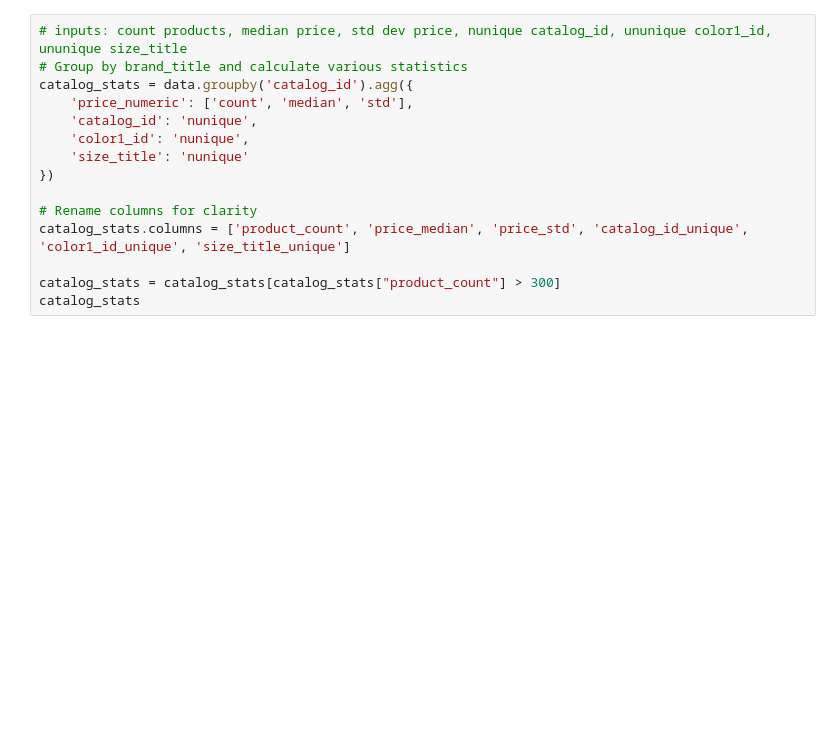
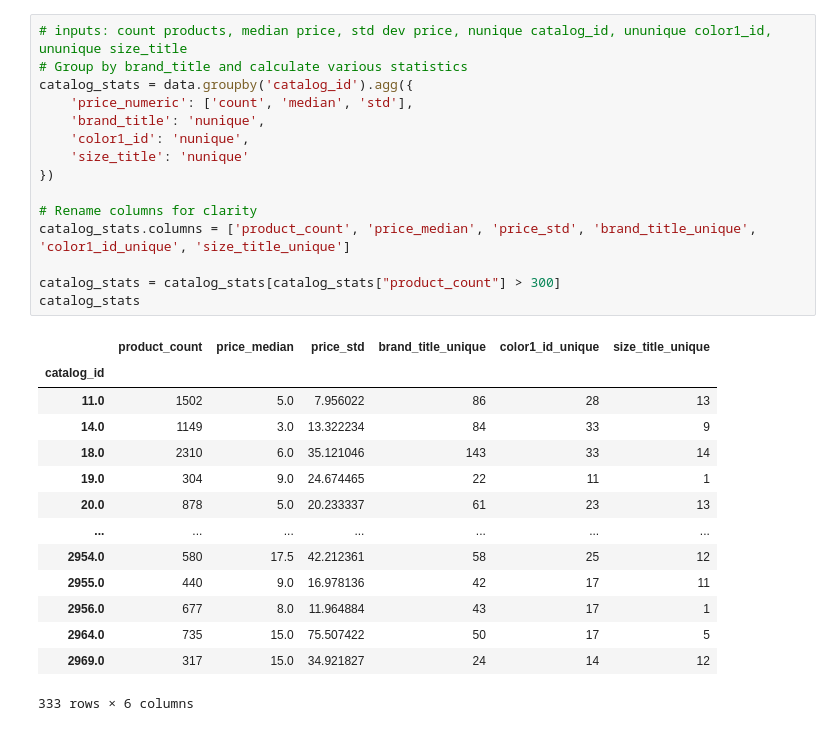
Before and after one commit to lmao420blazeit/vinted-streamlit-container, a Jupyter notebook: notebooks/3_1_catalog_clustering.ipynb, the cells around one changed output. Saved outputs shown, nothing was run; the diff lists cells and outputs as text; blank space fills up the shorter version.

```diff
--- a/notebooks/3_1_catalog_clustering.ipynb
+++ b/notebooks/3_1_catalog_clustering.ipynb
@@ -32,18 +46,33 @@ data
 # %%
 # inputs: count products, median price, std dev price, nunique catalog_id, ununique color1_id, ununique size_title
 # Group by brand_title and calculate various statistics
 catalog_stats = data.groupby('catalog_id').agg({
     'price_numeric': ['count', 'median', 'std'],
-    'catalog_id': 'nunique',
+    'brand_title': 'nunique',
     'color1_id': 'nunique',
     'size_title': 'nunique'
 })
 
 # Rename columns for clarity
-catalog_stats.columns = ['product_count', 'price_median', 'price_std', 'catalog_id_unique', 'color1_id_unique', 'size_title_unique']
+catalog_stats.columns = ['product_count', 'price_median', 'price_std', 'brand_title_unique', 'color1_id_unique', 'size_title_unique']
 
 catalog_stats = catalog_stats[catalog_stats["product_count"] > 300]
 catalog_stats
+# %% [output]
+|  | product_count | price_median | price_std | brand_title_unique | color1_id_unique | size_title_unique |
+| catalog_id |  |  |  |  |  |  |
+| 11.0 | 1502 | 5.0 | 7.956022 | 86 | 28 | 13 |
+| 14.0 | 1149 | 3.0 | 13.322234 | 84 | 33 | 9 |
+| 18.0 | 2310 | 6.0 | 35.121046 | 143 | 33 | 14 |
+| 19.0 | 304 | 9.0 | 24.674465 | 22 | 11 | 1 |
+| 20.0 | 878 | 5.0 | 20.233337 | 61 | 23 | 13 |
+| ... | ... | ... | ... | ... | ... | ... |
+| 2954.0 | 580 | 17.5 | 42.212361 | 58 | 25 | 12 |
+| 2955.0 | 440 | 9.0 | 16.978136 | 42 | 17 | 11 |
+| 2956.0 | 677 | 8.0 | 11.964884 | 43 | 17 | 1 |
+| 2964.0 | 735 | 15.0 | 75.507422 | 50 | 17 | 5 |
+| 2969.0 | 317 | 15.0 | 34.921827 | 24 | 14 | 12 |
+333 rows × 6 columns
 # %%
 pca = PCA(n_components=2)
 X_2d = pca.fit_transform(catalog_stats)
```
Also changed, not shown: parts of 2 cells of this notebook, 8 other files.
